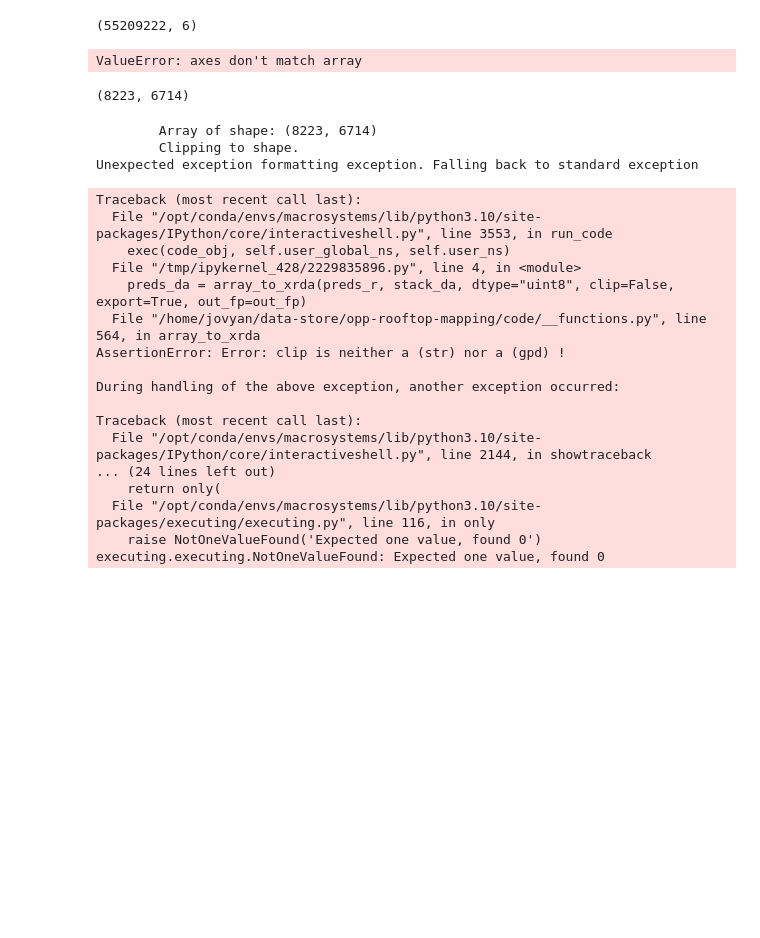
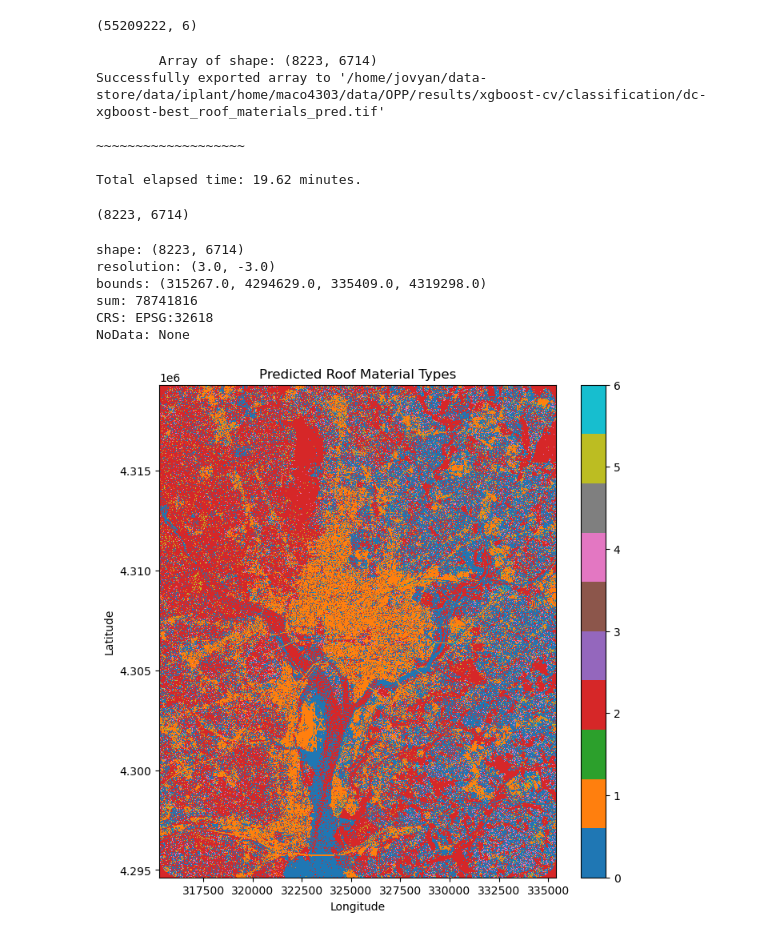
Before and after one commit to maxwellCcook/rooftop-mapping, a Jupyter notebook: code/12xgboost-dc_classification.ipynb, the cells around one changed output. Drawn from its saved outputs; the diff is of its cells as text; code cells hidden in the pictures; blank space fills up the shorter version.

Commit message:
Updates to 12xgboost-aoi_classification.ipynb

```diff
--- a/code/12xgboost-dc_classification.ipynb
+++ b/code/12xgboost-dc_classification.ipynb
@@ -135,44 +135,38 @@ preds_r = preds_.reshape(height, width)
 # Create a new datarray from the predictions, matching to the original Planet imagery
 # Export to a GeoTIFF
 out_fp = os.path.join(results_dir, 'dc-xgboost-best_roof_materials_pred.tif')
-preds_da = array_to_xrda(preds_r, stack_da, dtype="uint8", clip=False, export=True, out_fp=out_fp)
+preds_da = array_to_xrda(preds_r, stack_da, dtype="uint8", clip=None, export=True, out_fp=out_fp)
 
 print("\n~~~~~~~~~~~~~~~~~~~\n")
 t1 = (time.time() - t0) / 60
 print(f"Total elapsed time: {t1:.2f} minutes.")
 # %% [output]
-ValueError: axes don't match array
+        Array of shape: (8223, 6714)
+Successfully exported array to '/home/jovyan/data-store/data/iplant/home/maco4303/data/OPP/results/xgboost-cv/classification/dc-xgboost-best_roof_materials_pred.tif'
+
+~~~~~~~~~~~~~~~~~~~
+
+Total elapsed time: 19.62 minutes.
-# %%
-# Get the height/width of the original image data
-_, height, width = stack_da.shape
-# Reshape the predictions
-preds_r = preds_.reshape(height, width)
-preds_r.shape
-# %% [output]
-(8223, 6714)
-# %%
-# Create a new datarray from the predictions, matching to the original Planet imagery
-# Export to a GeoTIFF
-out_fp = os.path.join(results_dir, 'dc-xgboost-best_roof_materials_pred.tif')
-preds_da = array_to_xrda(preds_r, stack_da, dtype="uint8", clip=False, export=True, out_fp=out_fp)
-# %% [output]
-        Array of shape: (8223, 6714)
-        Clipping to shape.
-Unexpected exception formatting exception. Falling back to standard exception
-Traceback (most recent call last):
-  File "/opt/conda/envs/macrosystems/lib/python3.10/site-packages/IPython/core/interactiveshell.py", line 3553, in run_code
-    exec(code_obj, self.user_global_ns, self.user_ns)
-  File "/tmp/ipykernel_428/2229835896.py", line 4, in <module>
-    preds_da = array_to_xrda(preds_r, stack_da, dtype="uint8", clip=False, export=True, out_fp=out_fp)
-  File "/home/jovyan/data-store/opp-rooftop-mapping/code/__functions.py", line 564, in array_to_xrda
-AssertionError: Error: clip is neither a (str) nor a (gpd) !
-
-During handling of the above exception, another exception occurred:
-
-Traceback (most recent call last):
-  File "/opt/conda/envs/macrosystems/lib/python3.10/site-packages/IPython/core/interactiveshell.py", line 2144, in showtraceback
-... (24 lines left out)
-    return only(
-  File "/opt/conda/envs/macrosystems/lib/python3.10/site-packages/executing/executing.py", line 116, in only
-    raise NotOneValueFound('Expected one value, found 0')
-executing.executing.NotOneValueFound: Expected one value, found 0
+# %%
+preds_da.shape
+# %% [output]
+(8223, 6714)
+# %%
+print_raster(preds_da, open_file=False)
+# %% [output]
+shape: (8223, 6714)
+resolution: (3.0, -3.0)
+bounds: (315267.0, 4294629.0, 335409.0, 4319298.0)
+sum: 78741816
+CRS: EPSG:32618
+NoData: None
+# %%
+# Plotting the subset
+plt.figure(figsize=(8, 8))
+preds_da.plot(cmap="tab10", add_colorbar=True, vmin=0, vmax=6)
+plt.title("Predicted Roof Material Types")
+plt.xlabel("Longitude")
+plt.ylabel("Latitude")
+plt.show()
+# %% [output]
+[figure, added]
```
Also changed, not shown: parts of 3 cells of this notebook, 1 other file.
